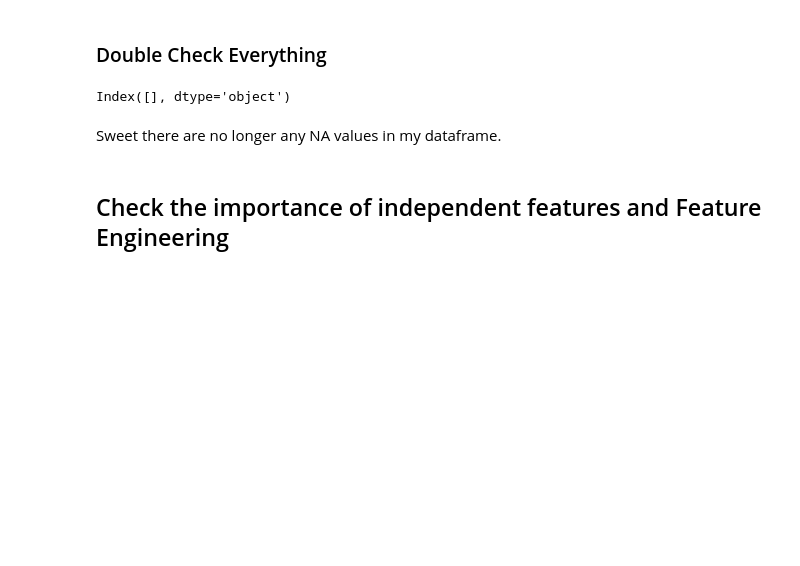
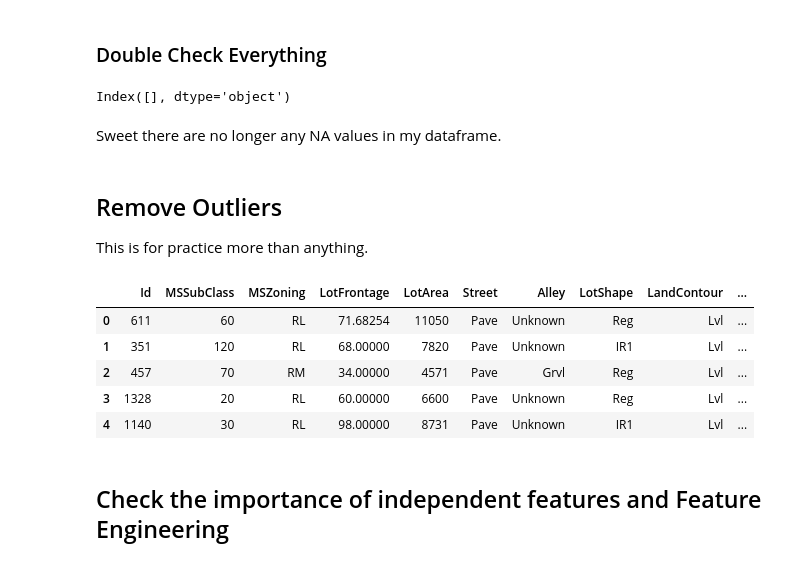
Before and after one commit to D-H/MachineLearningNotes, a Jupyter notebook: Exercises_Kaggle/HousePrices/HousePrices_Submission.ipynb, the cells around one changed output. Drawn from its saved outputs; the diff is of its cells as text; code cells hidden in the pictures; blank space fills up the shorter version.

```diff
--- a/Exercises_Kaggle/HousePrices/HousePrices_Submission.ipynb
+++ b/Exercises_Kaggle/HousePrices/HousePrices_Submission.ipynb
@@ -387,6 +425,47 @@ datasets[0].columns[datasets[0].isna().any()]
 Index([], dtype='object')
 # %% [markdown]
 Sweet there are no longer any NA values in my dataframe.
+# %% [markdown]
+## Remove Outliers
+
+This is for practice more than anything.
+# %%
+# Use the Tukey fences method for removing outliers
+columns = ["LotFrontage", "LotArea", "SalePrice"]
+outlier_indicies = []
+number_of_outliers_needed = 2
+
+dataset = datasets[0]
+
+for column in columns:
+    Q1 = np.percentile(dataset[column], 25)
+    Q3 = np.percentile(dataset[column], 75)
+    IQR = Q3 - Q1
+
+    outlier_step = IQR * 1.5
+
+    lower_bound = Q1 - outlier_step
+    upper_bound = Q3 + outlier_step
+
+    outlier_list_for_column = dataset[(dataset[column] > upper_bound) | (dataset[column] < lower_bound)].index
+
+    outlier_indicies.extend(outlier_list_for_column)
+
+
+outlier_indicies = Counter(outlier_indicies)
+multiple_outliers = list( k for k, v in outlier_indicies.items() if v > number_of_outliers_needed )
+
+dataset.loc[multiple_outliers]
+
+dataset = dataset.drop(multiple_outliers, axis=0)
+dataset.reset_index(drop=True).head()
+# %% [output]
+|  | Id | MSSubClass | MSZoning | LotFrontage | LotArea | Street | Alley | LotShape | LandContour | ... |
+| 0 | 611 | 60 | RL | 71.68254 | 11050 | Pave | Unknown | Reg | Lvl | ... |
+| 1 | 351 | 120 | RL | 68.00000 | 7820 | Pave | Unknown | IR1 | Lvl | ... |
+| 2 | 457 | 70 | RM | 34.00000 | 4571 | Pave | Grvl | Reg | Lvl | ... |
+| 3 | 1328 | 20 | RL | 60.00000 | 6600 | Pave | Unknown | Reg | Lvl | ... |
+| 4 | 1140 | 30 | RL | 98.00000 | 8731 | Pave | Unknown | IR1 | Lvl | ... |
 # %% [markdown]
 ## Check the importance of independent features and Feature Engineering
 # %% [markdown]
```
Also changed, not shown: parts of 10 cells of this notebook, 2 other files.
